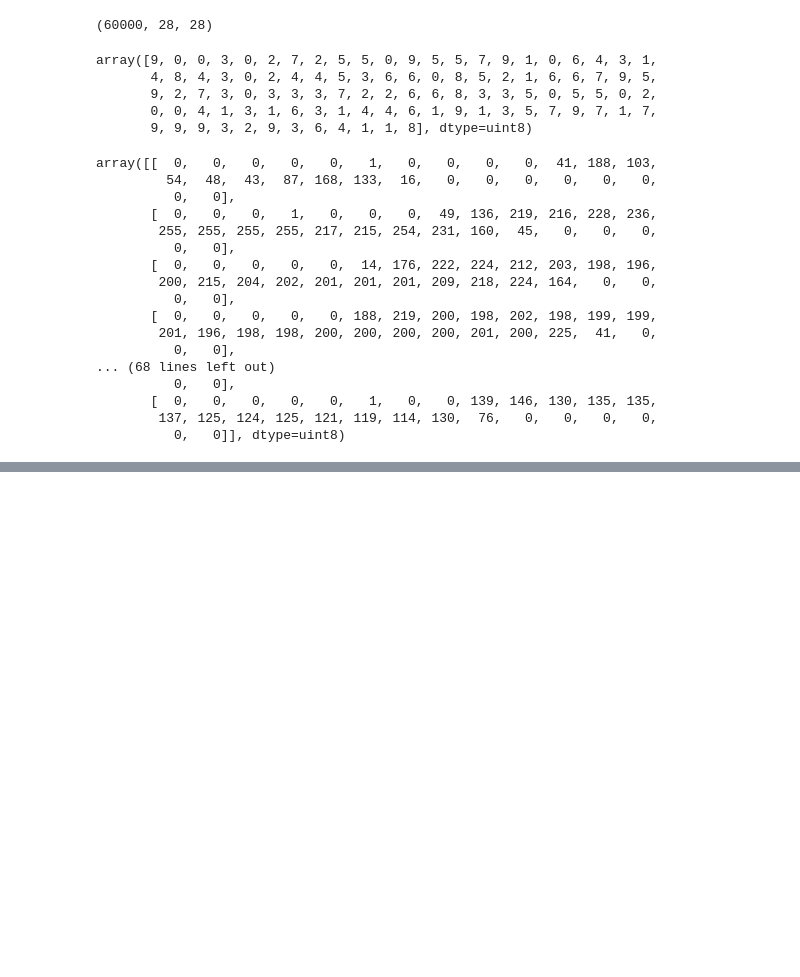
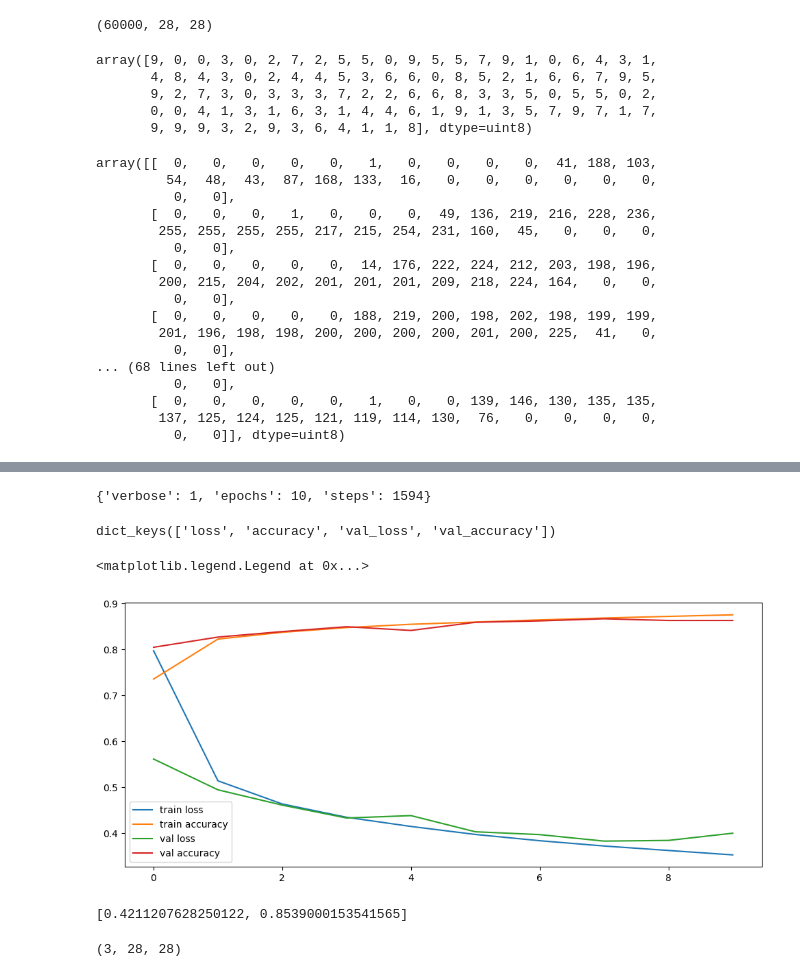
Before and after one commit to bagher2901/colab_deep_learn, a Jupyter notebook: keras.ipynb, the cells around one changed output, grey strips where cells are left out. Drawn from its saved outputs; the diff is of its cells as text; code cells hidden in the pictures; blank space fills up the shorter version.

```diff
--- a/keras.ipynb
+++ b/keras.ipynb
@@ -89,0 +64,15 @@ array([[0.        , 0.        , 0.        , 0.        , 0.        ,
+# %%
+
+model = keras.models.Sequential()
+model.add(keras.layers.Flatten(input_shape=[28,28]))
+model.add(keras.layers.Dense(100,activation='relu'))
+model.add(keras.layers.Dense(75,activation='relu'))
+model.add(keras.layers.Dense(10,activation='softmax'))
+
+
+# model = keras.models.Sequential([
+#     keras.layers.Flatten(input_shape=[28,28]),
+#     keras.layers.Dense(100,activation='relu'),
+#     keras.layers.Dense(75,activation='relu'),
+#     keras.layers.Dense(10,activation='softmax')
+# ])
@@ -89,0 +125,3 @@ array([[0.        , 0.        , 0.        , 0.        , 0.        ,
+# %%
+from keras.optimizers import optimizer_legacy
+model.compile(loss='sparse_categorical_crossentropy',optimizer='sgd',metrics=['accuracy'])
@@ -89,0 +130,2 @@ array([[0.        , 0.        , 0.        , 0.        , 0.        ,
+# %%
+history = model.fit(x_train,y_train,epochs=10,validation_split=0.15)
@@ -89,0 +173,27 @@ array([[0.        , 0.        , 0.        , 0.        , 0.        ,
+# %%
+history.params
+# %% [output]
+{'verbose': 1, 'epochs': 10, 'steps': 1594}
+# %%
+history.history.keys()
+# %% [output]
+dict_keys(['loss', 'accuracy', 'val_loss', 'val_accuracy'])
+# %%
+fig , ax = plt.subplots(figsize=(12,5))
+ax.plot(history.history['loss'], label='train loss')
+ax.plot(history.history['accuracy'], label='train accuracy')
+ax.plot(history.history['val_loss'], label='val loss')
+ax.plot(history.history['val_accuracy'], label='val accuracy')
+ax.legend()
+# %% [output]
+<matplotlib.legend.Legend at 0x...>
+[figure, added]
+# %%
+ model.evaluate(x_test, y_test,verbose=0)
+# %% [output]
+[0.4211207628250122, 0.8539000153541565]
+# %%
+x3 = x_test[0:3,:,:]
+x3.shape
+# %% [output]
+(3, 28, 28)
```
Also changed, not shown: parts of 16 cells of this notebook.
